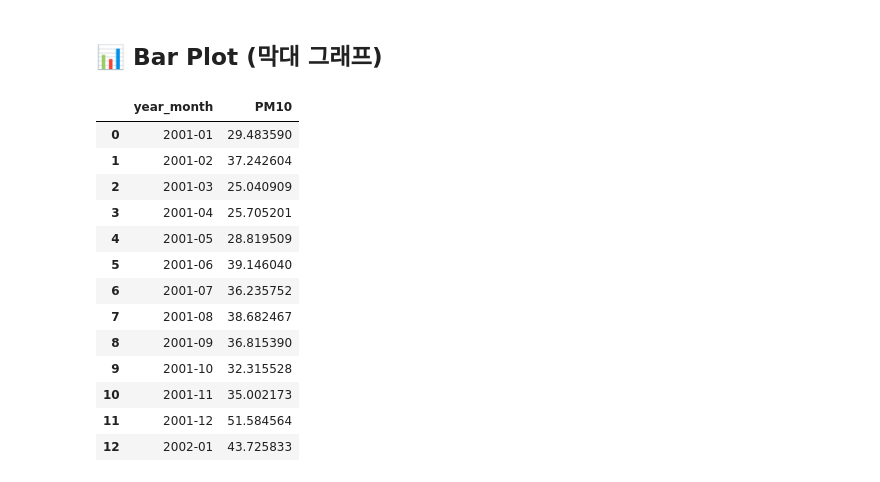
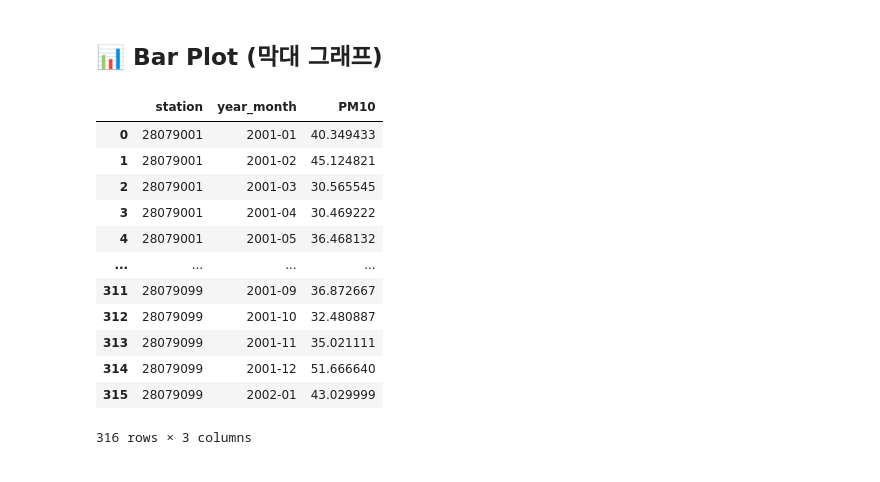
Before and after one commit to LucisObscu/becoming-clear, a Jupyter notebook: matplotlib/기본 통계 분석 시각화/2.bar plot(막대 그래프).ipynb, the cells around one changed output. Cells and saved outputs as stored; diff of their text form; code cells hidden in the pictures.

```diff
--- a/matplotlib/기본 통계 분석 시각화/2.bar plot(막대 그래프).ipynb
+++ b/matplotlib/기본 통계 분석 시각화/2.bar plot(막대 그래프).ipynb
@@ -6,24 +6,26 @@ import matplotlib.pyplot as plt
 plt.rcParams['font.family'] ='Malgun Gothic'
 plt.rcParams['axes.unicode_minus'] =False
 # %%
-df = pd.read_csv('../dataset/air-quality-madrid/versions/5/csvs_per_year/csvs_per_year/madrid_2001.csv')
+df = pd.read_csv('../dataset/air-quality-madrid/madrid_2001.csv')
+#df.info()
+#df.describe()
+#df.isnull().sum()
 df.dropna(subset=['date','PM10','station'],inplace=True)
 df = df[['date','PM10','station']]
 df['year_month'] = pd.to_datetime(df['date']).dt.strftime('%Y-%m')
-df = df[['year_month','PM10']].groupby(by=['year_month']).mean('PM10').reset_index()
+df = df[['year_month','PM10','station']].groupby(by=['station','year_month']).mean('station').reset_index()
 df
 # %% [output]
-|  | year_month | PM10 |
-| 0 | 2001-01 | 29.483590 |
-| 1 | 2001-02 | 37.242604 |
-| 2 | 2001-03 | 25.040909 |
-| 3 | 2001-04 | 25.705201 |
-| 4 | 2001-05 | 28.819509 |
-| 5 | 2001-06 | 39.146040 |
-| 6 | 2001-07 | 36.235752 |
-| 7 | 2001-08 | 38.682467 |
-| 8 | 2001-09 | 36.815390 |
-| 9 | 2001-10 | 32.315528 |
-| 10 | 2001-11 | 35.002173 |
-| 11 | 2001-12 | 51.584564 |
-| 12 | 2002-01 | 43.725833 |
+|  | station | year_month | PM10 |
+| 0 | 28079001 | 2001-01 | 40.349433 |
+| 1 | 28079001 | 2001-02 | 45.124821 |
+| 2 | 28079001 | 2001-03 | 30.565545 |
+| 3 | 28079001 | 2001-04 | 30.469222 |
+| 4 | 28079001 | 2001-05 | 36.468132 |
+| ... | ... | ... | ... |
+| 311 | 28079099 | 2001-09 | 36.872667 |
+| 312 | 28079099 | 2001-10 | 32.480887 |
+| 313 | 28079099 | 2001-11 | 35.021111 |
+| 314 | 28079099 | 2001-12 | 51.666640 |
+| 315 | 28079099 | 2002-01 | 43.029999 |
+316 rows × 3 columns
```
Also changed, not shown: parts of 5 cells of this notebook, 1 other file.
